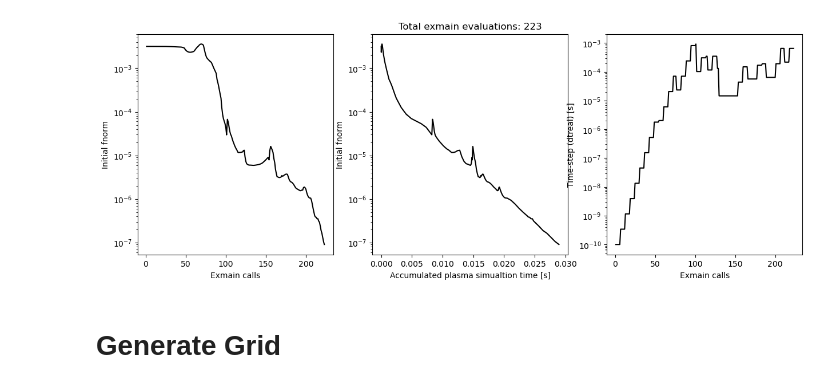
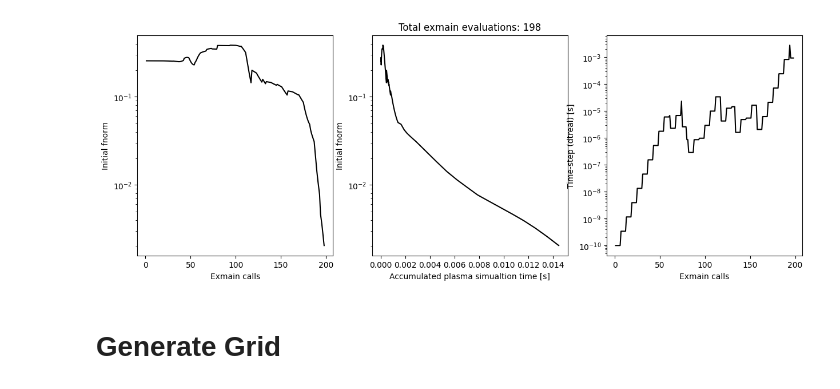
Before and after one commit to KasaiYuki/UETOOLS-Reactor, a Jupyter notebook: jupyter/MANTA_final_baseline/grid_functions.ipynb, the cells around one changed output. Saved outputs shown, nothing was run; the diff lists cells and outputs as text; code cells hidden in the pictures.

```diff
--- a/jupyter/MANTA_final_baseline/grid_functions.ipynb
+++ b/jupyter/MANTA_final_baseline/grid_functions.ipynb
@@ -14,8 +14,8 @@ UEDGE configuration file /Users/paullab/.uetoolsrc read.
 # %%
 c=Case()
-c.solver.convergenceanalysis('reconverged_v12_p3.93_n2.38_imp8.25e3_dp0.06_kep0.06_kip0.06_last_ii2.hdf5');
+c.solver.convergenceanalysis('reconverged_v12_p3.93_n2.38_imp1e2_dp0.06_kep0.06_kip0.0226_last_ii2.hdf5');
 # %% [output]
-[figure, old version]
+[figure, new version]
 # %% [markdown]
 # Generate Grid
 # %%
```
Also changed, not shown: parts of 1 cell of this notebook, 18 other files.
